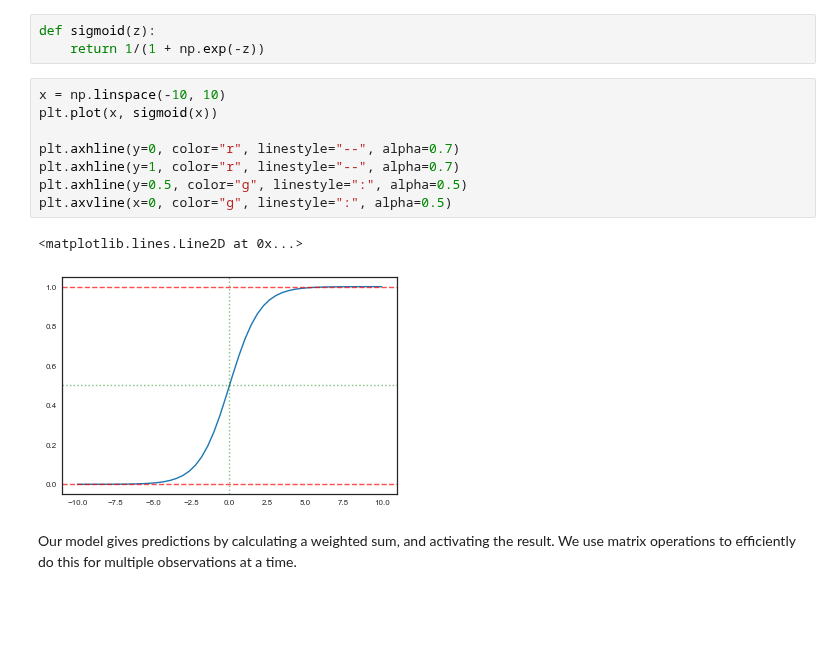
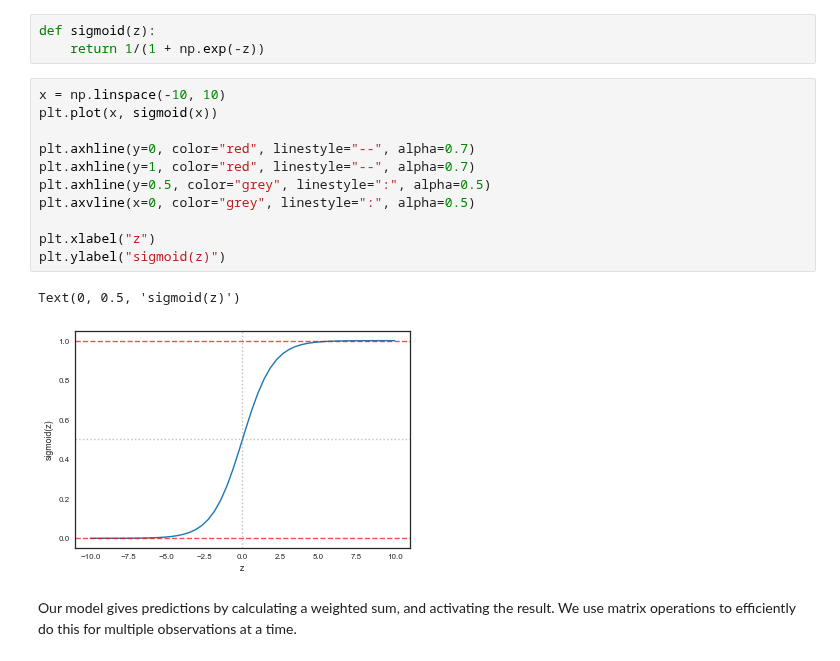
Before and after one commit to owenjonesuob/neural-nets-for-classification, a Jupyter notebook: logistic_regression.ipynb, the cells around one changed output. Drawn from its saved outputs; the diff is of its cells as text; blank space fills up the shorter version.

Commit message:
Run with nicer sigmoid plot

```diff
--- a/logistic_regression.ipynb
+++ b/logistic_regression.ipynb
@@ -100,14 +100,17 @@ def sigmoid(z):
 # %%
 x = np.linspace(-10, 10)
 plt.plot(x, sigmoid(x))
 
-plt.axhline(y=0, color="r", linestyle="--", alpha=0.7)
-plt.axhline(y=1, color="r", linestyle="--", alpha=0.7)
-plt.axhline(y=0.5, color="g", linestyle=":", alpha=0.5)
-plt.axvline(x=0, color="g", linestyle=":", alpha=0.5)
+plt.axhline(y=0, color="red", linestyle="--", alpha=0.7)
+plt.axhline(y=1, color="red", linestyle="--", alpha=0.7)
+plt.axhline(y=0.5, color="grey", linestyle=":", alpha=0.5)
+plt.axvline(x=0, color="grey", linestyle=":", alpha=0.5)
+
+plt.xlabel("z")
+plt.ylabel("sigmoid(z)")
 # %% [output]
-<matplotlib.lines.Line2D at 0x...>
+Text(0, 0.5, 'sigmoid(z)')
-[figure, old version]
+[figure, new version]
 # %% [markdown]
 Our model gives predictions by calculating a weighted sum, and activating the result. We use matrix operations to efficiently do this for multiple observations at a time.
 # %%
```
